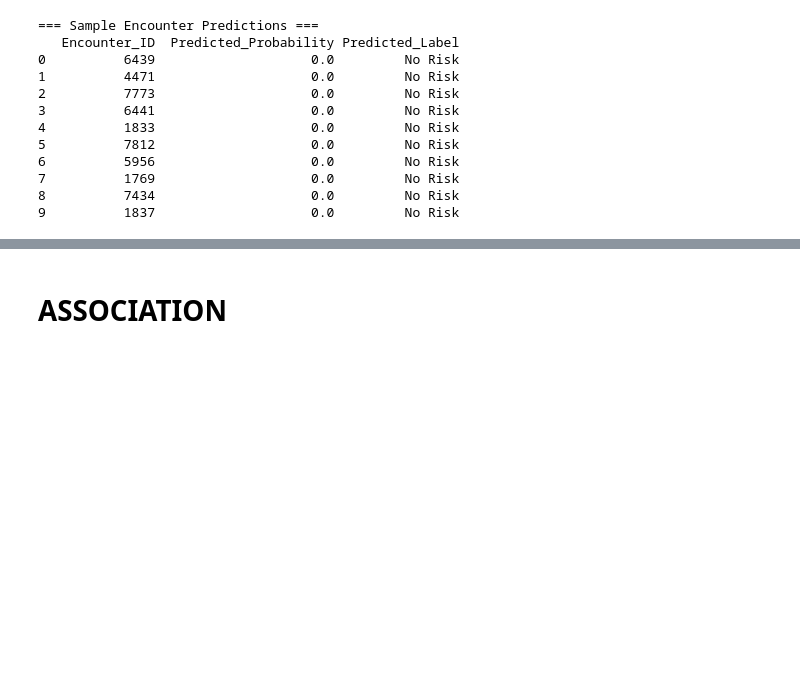
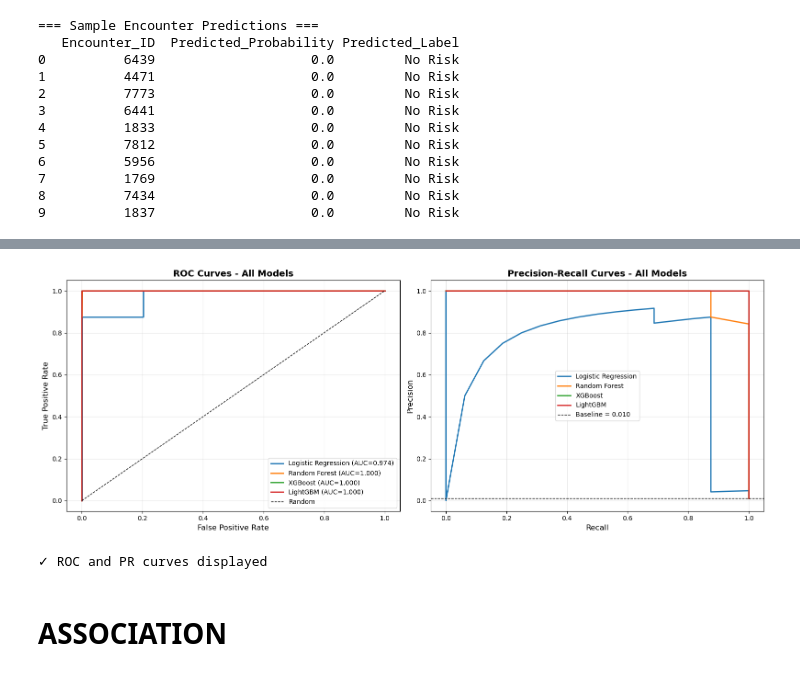
Before and after one commit to zuweii/datamining, a Jupyter notebook: collision.ipynb, the cells around one changed output, grey strips where cells are left out. Saved outputs shown, nothing was run; the diff lists cells and outputs as text; code cells hidden in the pictures; blank space fills up the shorter version.

```diff
--- a/collision.ipynb
+++ b/collision.ipynb
@@ -351,3 +604,43 @@ print(results.head(10))
+# %%
+# Plot ROC and PR curves for all models
+fig, axes = plt.subplots(1, 2, figsize=(16, 6))
+
+# ROC Curve
+for name, preds in predictions.items():
+    fpr, tpr, _ = roc_curve(y_test, preds['prob'])
+    auc_score = roc_auc_score(y_test, preds['prob'])
+    axes[0].plot(fpr, tpr, label=f'{name} (AUC={auc_score:.3f})', linewidth=2)
+
+axes[0].plot([0, 1], [0, 1], 'k--', label='Random', linewidth=1)
+axes[0].set_xlabel('False Positive Rate', fontsize=12)
+axes[0].set_ylabel('True Positive Rate', fontsize=12)
+axes[0].set_title('ROC Curves - All Models', fontsize=14, fontweight='bold')
+axes[0].legend(loc='lower right')
+axes[0].grid(alpha=0.3)
+
+# Precision-Recall Curve
+for name, preds in predictions.items():
+    precision, recall, _ = precision_recall_curve(y_test, preds['prob'])
+    axes[1].plot(recall, precision, label=f'{name}', linewidth=2)
+
+# Baseline
+baseline = y_test.sum() / len(y_test)
+axes[1].axhline(y=baseline, color='k', linestyle='--',
+                label=f'Baseline = {baseline:.3f}', linewidth=1)
+
+axes[1].set_xlabel('Recall', fontsize=12)
+axes[1].set_ylabel('Precision', fontsize=12)
+axes[1].set_title('Precision-Recall Curves - All Models', fontsize=14, fontweight='bold')
+axes[1].legend(loc='best')
+axes[1].grid(alpha=0.3)
+
+plt.tight_layout()
+plt.show()
+
+print("✓ ROC and PR curves displayed")
+# %% [output]
+[figure, added]
+✓ ROC and PR curves displayed
 # %% [markdown]
 <h1>ASSOCIATION</h1>
 # %%
```
Also changed, not shown: parts of 9 cells of this notebook.
